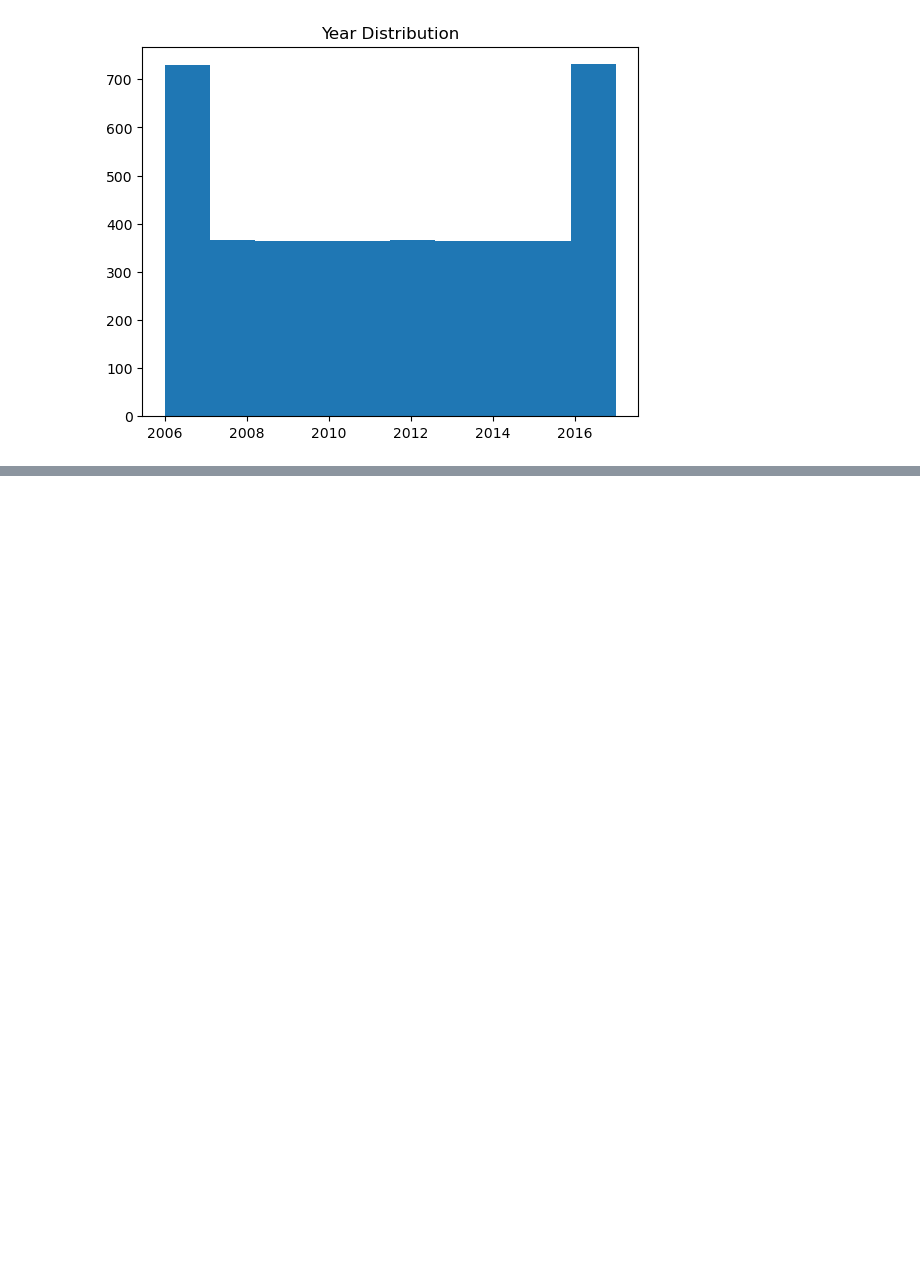
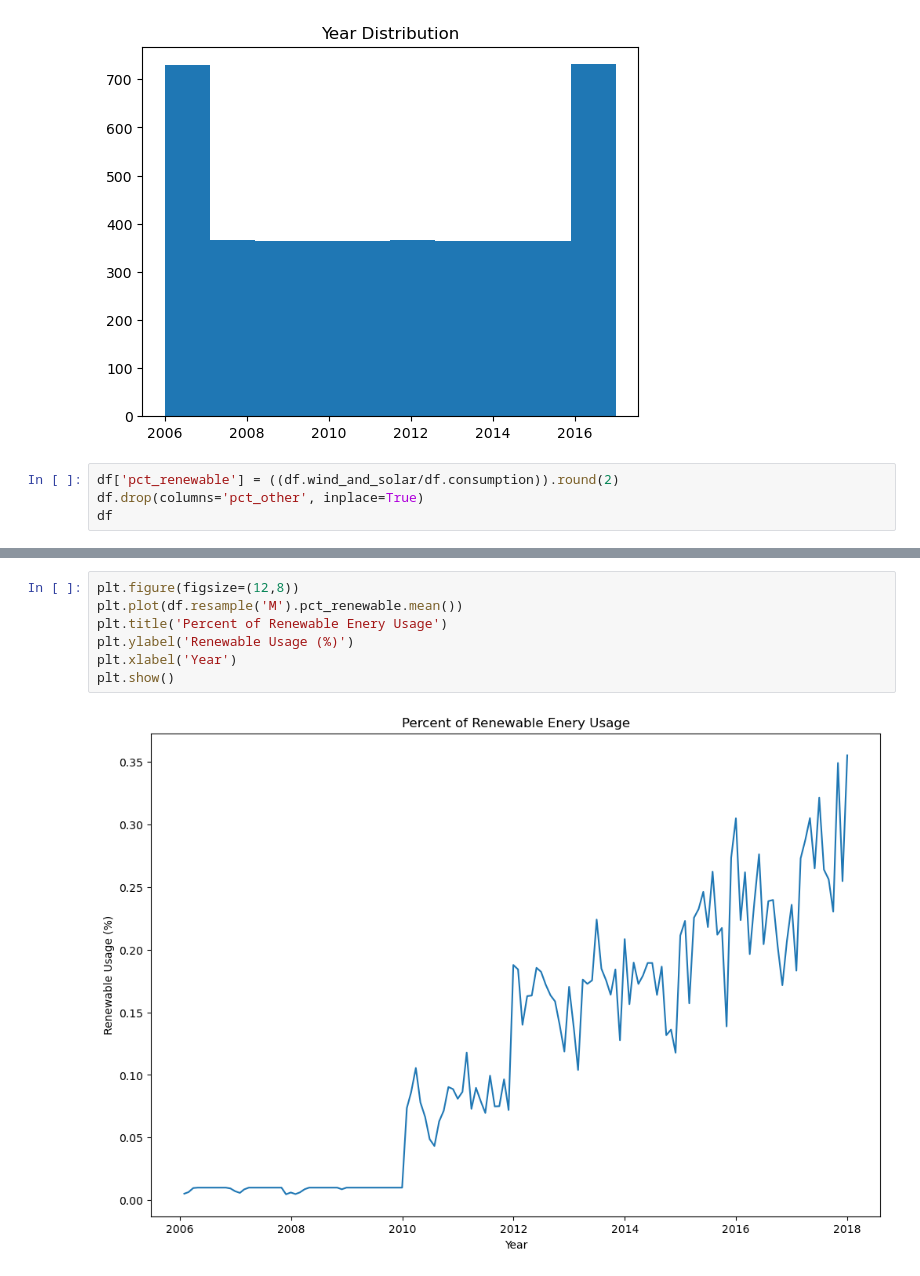
Before and after one commit to lewisalexia/time-series-exercises, a Jupyter notebook: prepare-exercises.ipynb, the cells around one changed output, grey strips where cells are left out. Drawn from its saved outputs; the diff is of its cells as text; blank space fills up the shorter version.

```diff
--- a/prepare-exercises.ipynb
+++ b/prepare-exercises.ipynb
@@ -386,3 +386,7 @@ pr.dist_plot(df)
 [figure]
 [figure]
 [figure]
+# %%
+df['pct_renewable'] = ((df.wind_and_solar/df.consumption)).round(2)
+df.drop(columns='pct_other', inplace=True)
+df
@@ -388,0 +408,9 @@ pr.dist_plot(df)
+# %%
+plt.figure(figsize=(12,8))
+plt.plot(df.resample('M').pct_renewable.mean())
+plt.title('Percent of Renewable Enery Usage')
+plt.ylabel('Renewable Usage (%)')
+plt.xlabel('Year')
+plt.show()
+# %% [output]
+[figure, added]
```
Also changed, not shown: parts of 1 cell of this notebook, 1 other file.
